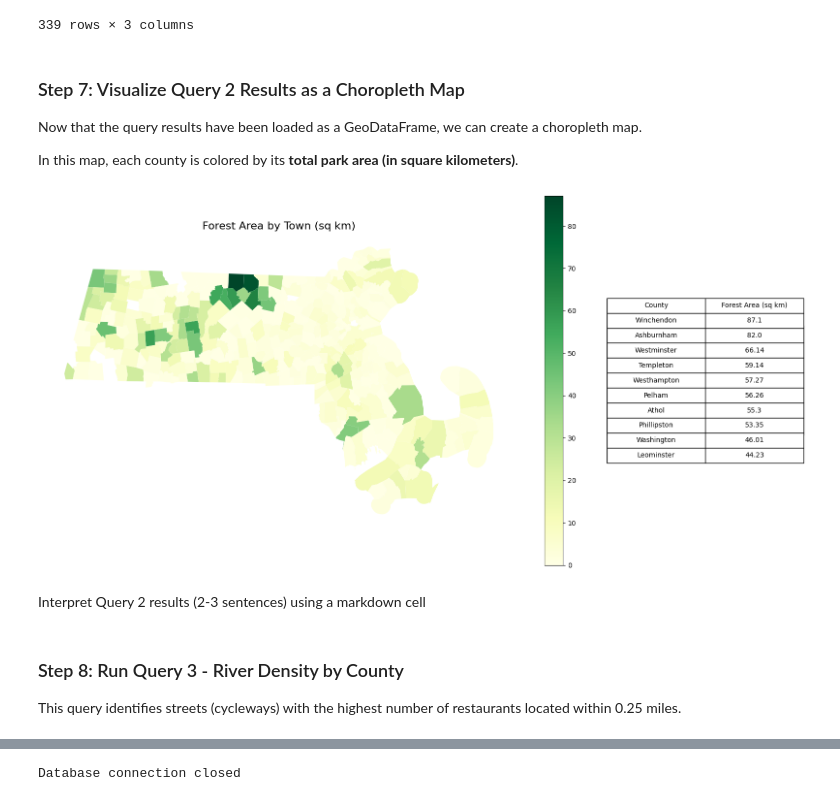
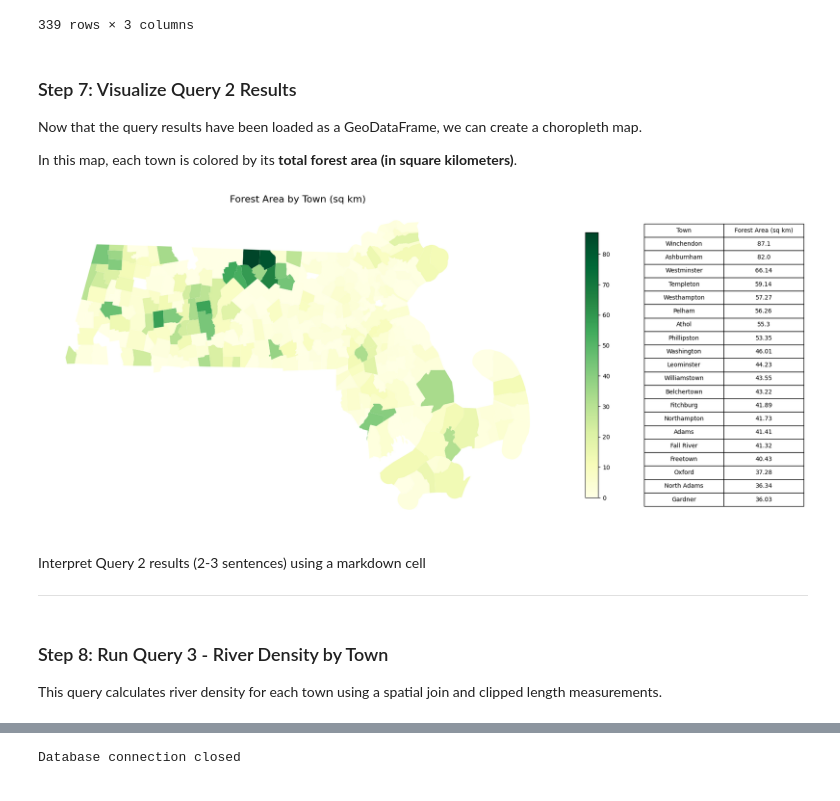
Before and after one commit to laurbolton/gist604b-osm-postgis-sp26, a Jupyter notebook: notebooks/osm_postgis_massachusetts.ipynb, the cells around one changed output, grey strips where cells are left out. Drawn from its saved outputs; the diff is of its cells as text; code cells hidden in the pictures.

Commit message:
Revise query 3 file and update .ipynb file for formatting and functionality fixes

```diff
--- a/notebooks/osm_postgis_massachusetts.ipynb
+++ b/notebooks/osm_postgis_massachusetts.ipynb
@@ -212,18 +208,19 @@ except Exception as e:
 | 338 | Dunstable | 0.000000 | MULTIPOLYGON (((-71.55741 42.6763... |
 339 rows × 3 columns
 # %% [markdown]
-### Step 7: Visualize Query 2 Results as a Choropleth Map
+### Step 7: Visualize Query 2 Results
 
 Now that the query results have been loaded as a GeoDataFrame, we can create a choropleth map.
 
-In this map, each county is colored by its **total park area (in square kilometers)**.
+In this map, each town is colored by its **total forest area (in square kilometers)**.
 # %%
 viz_column = "forest_area_sq_km"
 
-# Select columns for the table
+# Select columns for the table - filter to top 20 towns for readability
 table_df = (
     query_2_results[["town_name", viz_column]]
     .sort_values(viz_column, ascending=False)
+    .head(20)
     .copy()
 )
 
@@ -231,64 +228,48 @@ table_df[viz_column] = table_df[viz_column].round(2)
 
 fig, (ax_map, ax_table) = plt.subplots(
     1, 2,
-    figsize=(16, 8),
-    gridspec_kw={"width_ratios": [3, 1]}
+    figsize=(18, 8),
+    gridspec_kw={"width_ratios": [4, 1]}
 )
 
 # Map
 query_2_results.plot(
     column=viz_column,
     legend=True,
     ax=ax_map,
     vmin=query_2_results[viz_column].min(),
     vmax=query_2_results[viz_column].max(),
-    cmap="YlGn"
+    cmap="YlGn",
+    legend_kwds={"shrink": 0.8}
 )
 
 ax_map.set_title("Forest Area by Town (sq km)", fontsize=16)
 ax_map.set_axis_off()
 
-# Keep only Top 10 towns for readability
-table_df = (
-    query_2_results[["town_name", viz_column]]
-    .sort_values(viz_column, ascending=False)
-    .head(10)
-    .copy()
-)
-
-table_df[viz_column] = table_df[viz_column].round(2)
 
 # Table
 ax_table.axis("off")
 
 tbl = ax_table.table(
     cellText=table_df.values,
     colLabels=["Town", "Forest Area (sq km)"],
     loc="center",
     cellLoc="center"
 )
 
-# Table
-ax_table.axis("off")
-tbl = ax_table.table(
-    cellText=table_df.values,
-    colLabels=["County", "Forest Area (sq km)"],
-    loc="center",
-    cellLoc="center"
-)
-
 tbl.auto_set_font_size(False)
 tbl.set_fontsize(10)
 tbl.scale(1, 1.5)
 
 plt.tight_layout()
 plt.show()
 # %% [output]
-[figure, old version]
+[figure, new version]
 # %% [markdown]
 Interpret Query 2 results (2-3 sentences) using a markdown cell
+
+---
-# %% [markdown]
-### Step 8: Run Query 3 - River Density by County
-
-This query identifies streets (cycleways) with the highest number of restaurants located within 0.25 miles.
+# %% [markdown]
+### Step 8: Run Query 3 - River Density by Town
+This query calculates river density for each town using a spatial join and clipped length measurements.
 # %%
```
Also changed, not shown: parts of 19 cells of this notebook, 1 other file.
